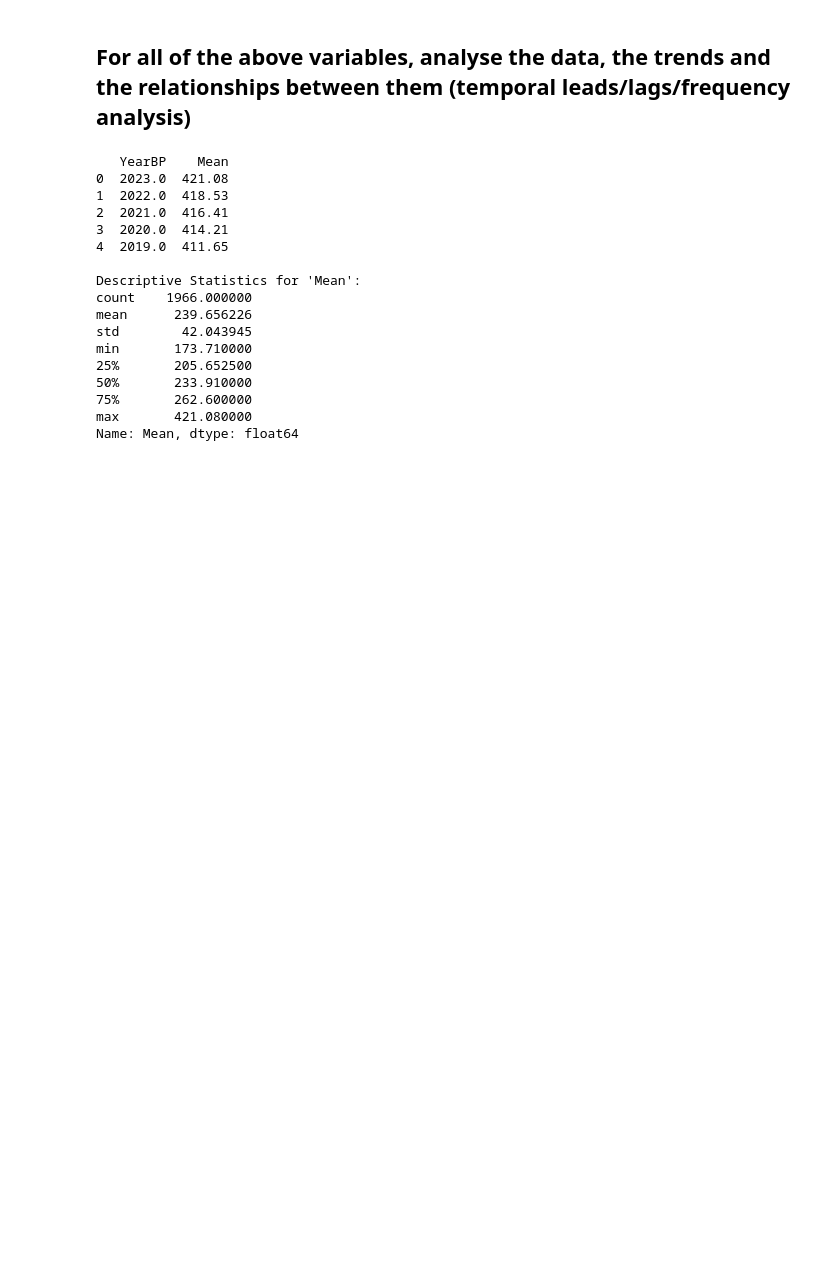
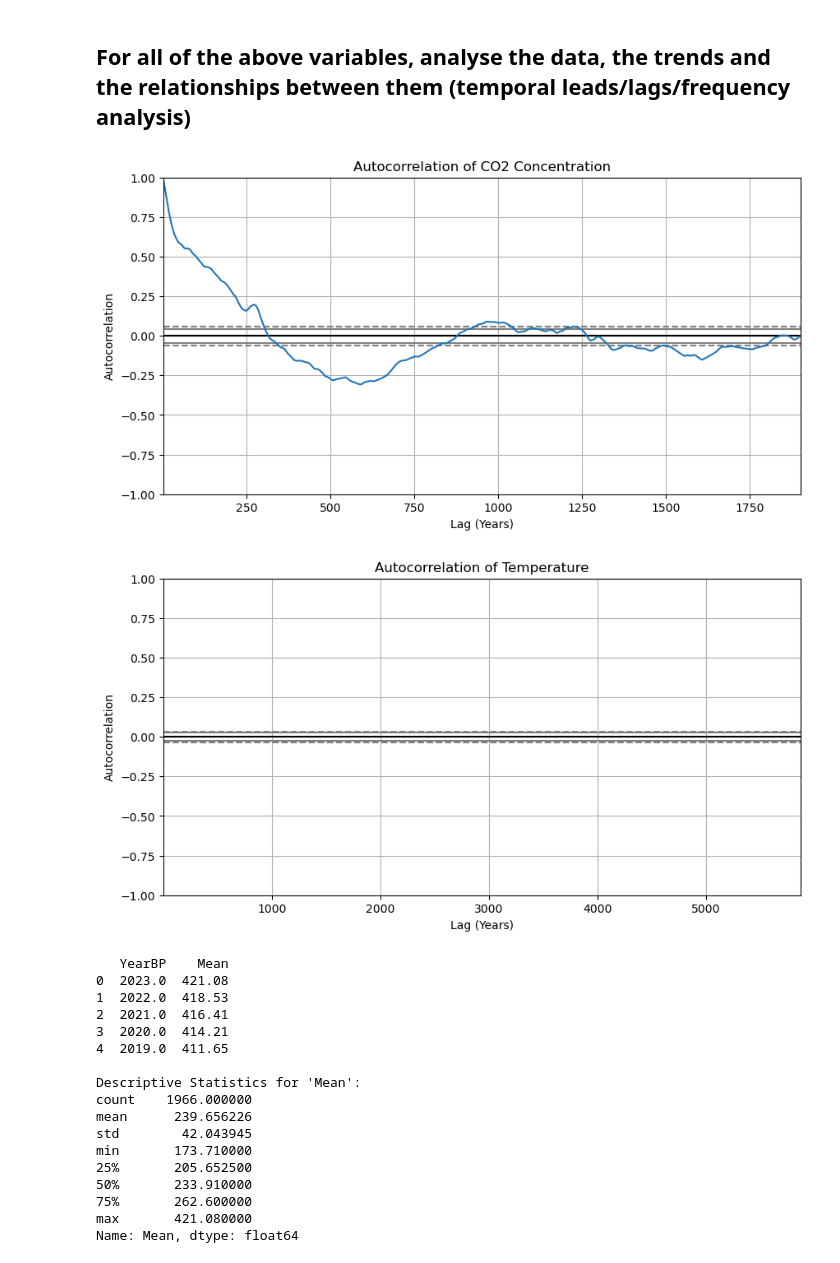
Before and after one commit to Gerbs2193/Programming-for-Data-Analysis-Project, a Jupyter notebook: project.ipynb, the cells around one changed output. Drawn from its saved outputs; the diff is of its cells as text; code cells hidden in the pictures; blank space fills up the shorter version.

Commit message:
plot autocorrect

```diff
--- a/project.ipynb
+++ b/project.ipynb
@@ -571,6 +571,39 @@ END
 ***
 # %% [markdown]
 ## For all of the above variables, analyse the data, the trends and the relationships between them (temporal leads/lags/frequency analysis)
+# %%
+import pandas as pd
+import matplotlib.pyplot as plt
+from pandas.plotting import autocorrelation_plot
+
+# Load CO2 data
+file_path_co2 = 'co2.CSV'
+df_co2 = pd.read_csv(file_path_co2)
+co2_column_co2 = 'CO2 (ppmv)'
+
+
+file_path_temp = 'TTEMP.csv'
+df_temp = pd.read_csv(file_path_temp)
+temperature_column_temp = 'DegreesC'
+
+# Plot autocorrelation for CO2
+plt.figure(figsize=(10, 5))
+autocorrelation_plot(df_co2[co2_column_co2])
+plt.title('Autocorrelation of CO2 Concentration')
+plt.xlabel('Lag (Years)')
+plt.ylabel('Autocorrelation')
+plt.show()
+
+# Plot auto for Temp but not sure its working for temp
+plt.figure(figsize=(10, 5))
+autocorrelation_plot(df_temp[temperature_column_temp], color='orange')
+plt.title('Autocorrelation of Temperature')
+plt.xlabel('Lag (Years)')
+plt.ylabel('Autocorrelation')
+plt.show()
+# %% [output]
+[figure, added]
+[figure, added]
 # %%
 import pandas as pd
 import numpy as np
```
Also changed, not shown: parts of 4 cells of this notebook, 1 other file.
